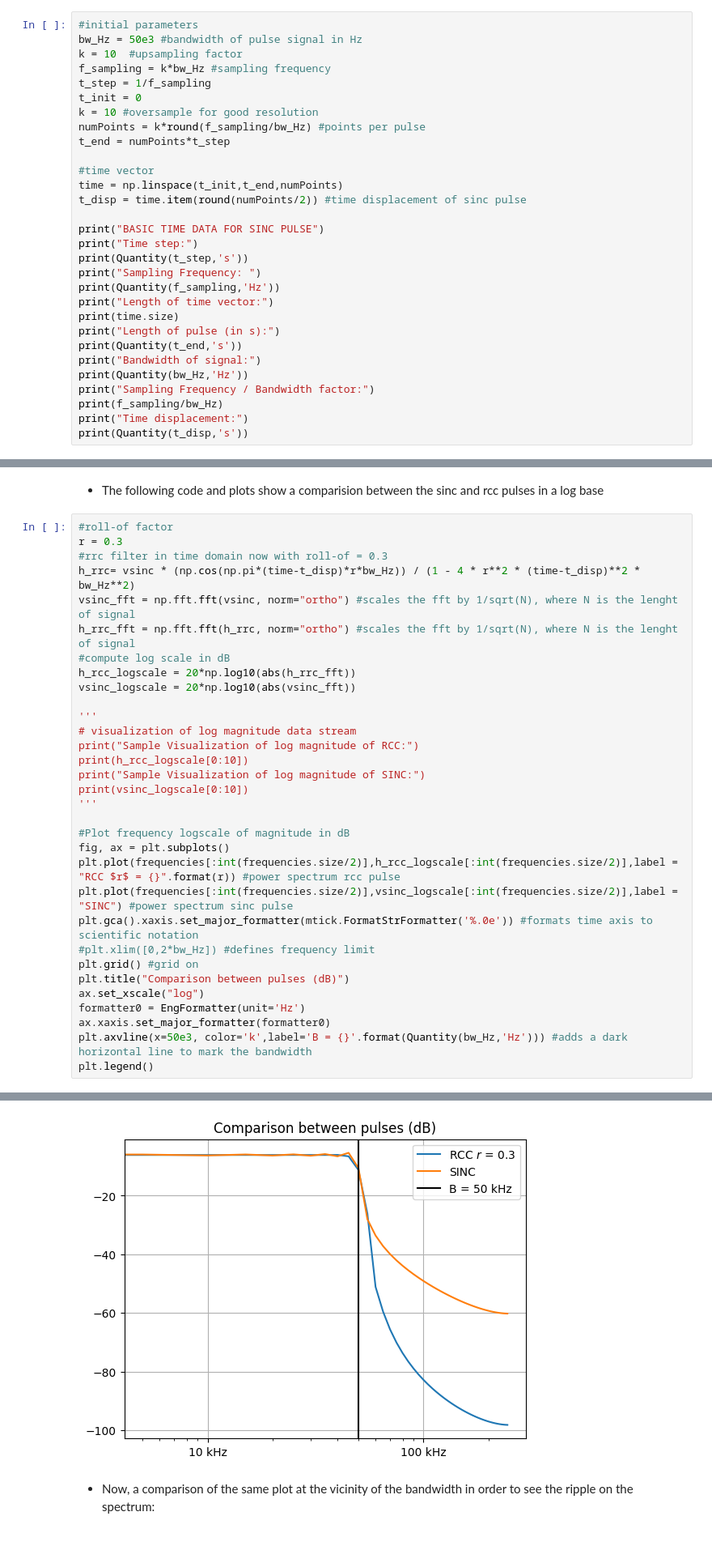
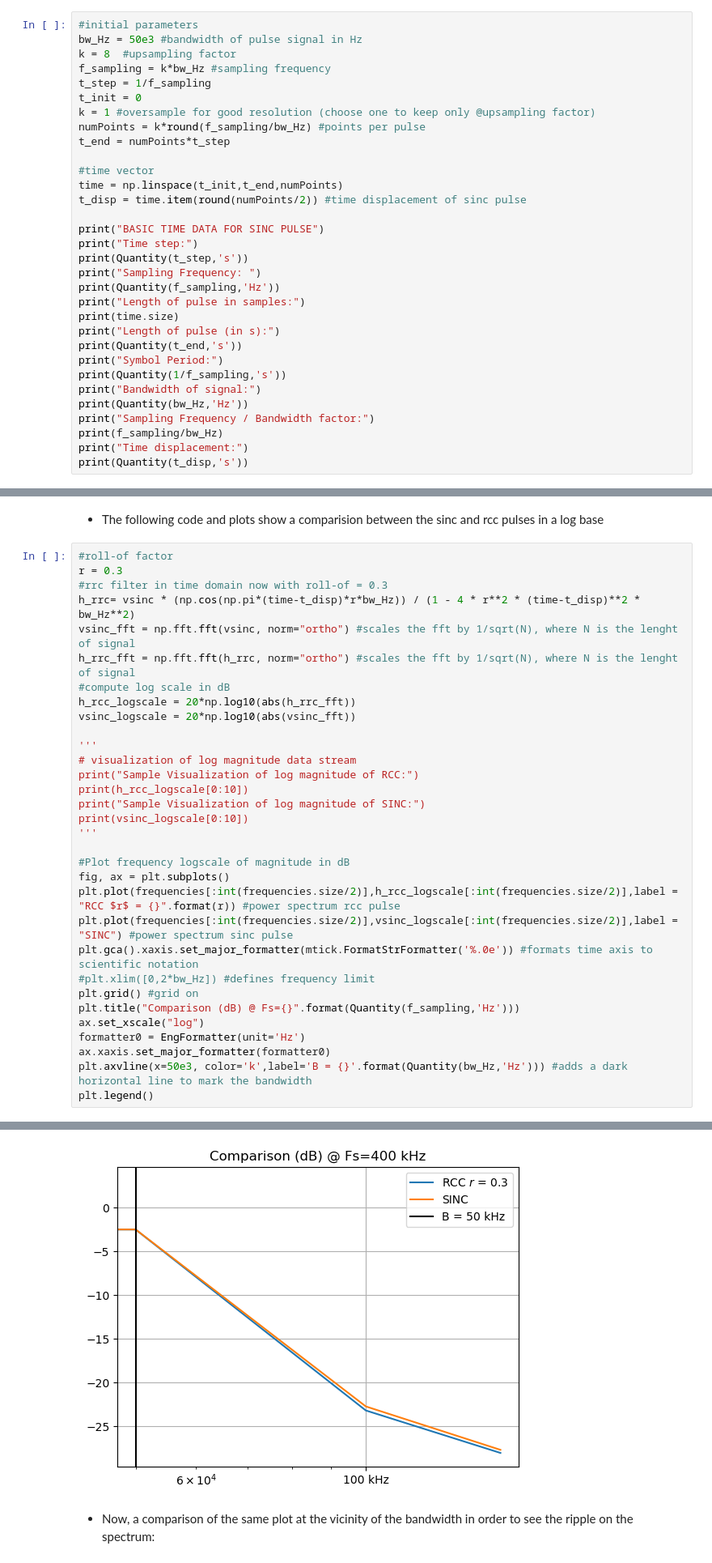
Before and after one commit to floose/py-ju-sea-dsp, a Jupyter notebook: ex1-rc-circ/LTSpice_Nyquist_pulse.ipynb, the cells around one changed output, grey strips where cells are left out. Shown at 81% size. Drawn from its saved outputs; the diff is of its cells as text; blank space fills up the shorter version.

Commit message:
added plot sample of pulse. Script ready for PyLTSpice

```diff
--- a/ex1-rc-circ/LTSpice_Nyquist_pulse.ipynb
+++ b/ex1-rc-circ/LTSpice_Nyquist_pulse.ipynb
@@ -44,11 +44,11 @@ $rect \left ( \dfrac{\omega}{B}\right ) =  \begin{cases}1 & -B/2 \geq \omega \ge
 # %%
 #initial parameters
 bw_Hz = 50e3 #bandwidth of pulse signal in Hz
-k = 10  #upsampling factor
+k = 8  #upsampling factor
 f_sampling = k*bw_Hz #sampling frequency
 t_step = 1/f_sampling
 t_init = 0
-k = 10 #oversample for good resolution
+k = 1 #oversample for good resolution (choose one to keep only @upsampling factor)
 numPoints = k*round(f_sampling/bw_Hz) #points per pulse
 t_end = numPoints*t_step
 
@@ -61,10 +61,12 @@ print("Time step:")
 print(Quantity(t_step,'s'))
 print("Sampling Frequency: ")
 print(Quantity(f_sampling,'Hz'))
-print("Length of time vector:")
+print("Length of pulse in samples:")
 print(time.size)
 print("Length of pulse (in s):")
 print(Quantity(t_end,'s'))
+print("Symbol Period:")
+print(Quantity(1/f_sampling,'s'))
 print("Bandwidth of signal:")
 print(Quantity(bw_Hz,'Hz'))
 print("Sampling Frequency / Bandwidth factor:")
@@ -265,35 +269,35 @@ r = 0.3
 #rrc filter in time domain now with roll-of = 0.3
 h_rrc= vsinc * (np.cos(np.pi*(time-t_disp)*r*bw_Hz)) / (1 - 4 * r**2 * (time-t_disp)**2 * bw_Hz**2)
 vsinc_fft = np.fft.fft(vsinc, norm="ortho") #scales the fft by 1/sqrt(N), where N is the lenght of signal
 h_rrc_fft = np.fft.fft(h_rrc, norm="ortho") #scales the fft by 1/sqrt(N), where N is the lenght of signal
 #compute log scale in dB
 h_rcc_logscale = 20*np.log10(abs(h_rrc_fft))
 vsinc_logscale = 20*np.log10(abs(vsinc_fft))
 
 '''
 # visualization of log magnitude data stream
 print("Sample Visualization of log magnitude of RCC:")
 print(h_rcc_logscale[0:10])
 print("Sample Visualization of log magnitude of SINC:")
 print(vsinc_logscale[0:10])
 '''
 
 #Plot frequency logscale of magnitude in dB
 fig, ax = plt.subplots()
 plt.plot(frequencies[:int(frequencies.size/2)],h_rcc_logscale[:int(frequencies.size/2)],label = "RCC $r$ = {}".format(r)) #power spectrum rcc pulse
 plt.plot(frequencies[:int(frequencies.size/2)],vsinc_logscale[:int(frequencies.size/2)],label = "SINC") #power spectrum sinc pulse
 plt.gca().xaxis.set_major_formatter(mtick.FormatStrFormatter('%.0e')) #formats time axis to scientific notation
 #plt.xlim([0,2*bw_Hz]) #defines frequency limit
 plt.grid() #grid on
-plt.title("Comparison between pulses (dB)")
+plt.title("Comparison (dB) @ Fs={}".format(Quantity(f_sampling,'Hz')))
 ax.set_xscale("log")
 formatter0 = EngFormatter(unit='Hz')
 ax.xaxis.set_major_formatter(formatter0)
 plt.axvline(x=50e3, color='k',label='B = {}'.format(Quantity(bw_Hz,'Hz'))) #adds a dark horizontal line to mark the bandwidth
 plt.legend()
 # %% [output]
 <matplotlib.legend.Legend at 0x...>
-[figure, old version]
+[figure, new version]
 # %% [markdown]
 * Now, a comparison of the same plot at the vicinity of the bandwidth in order to see the ripple on the spectrum:
 # %%
```
Also changed, not shown: parts of 17 cells of this notebook.
